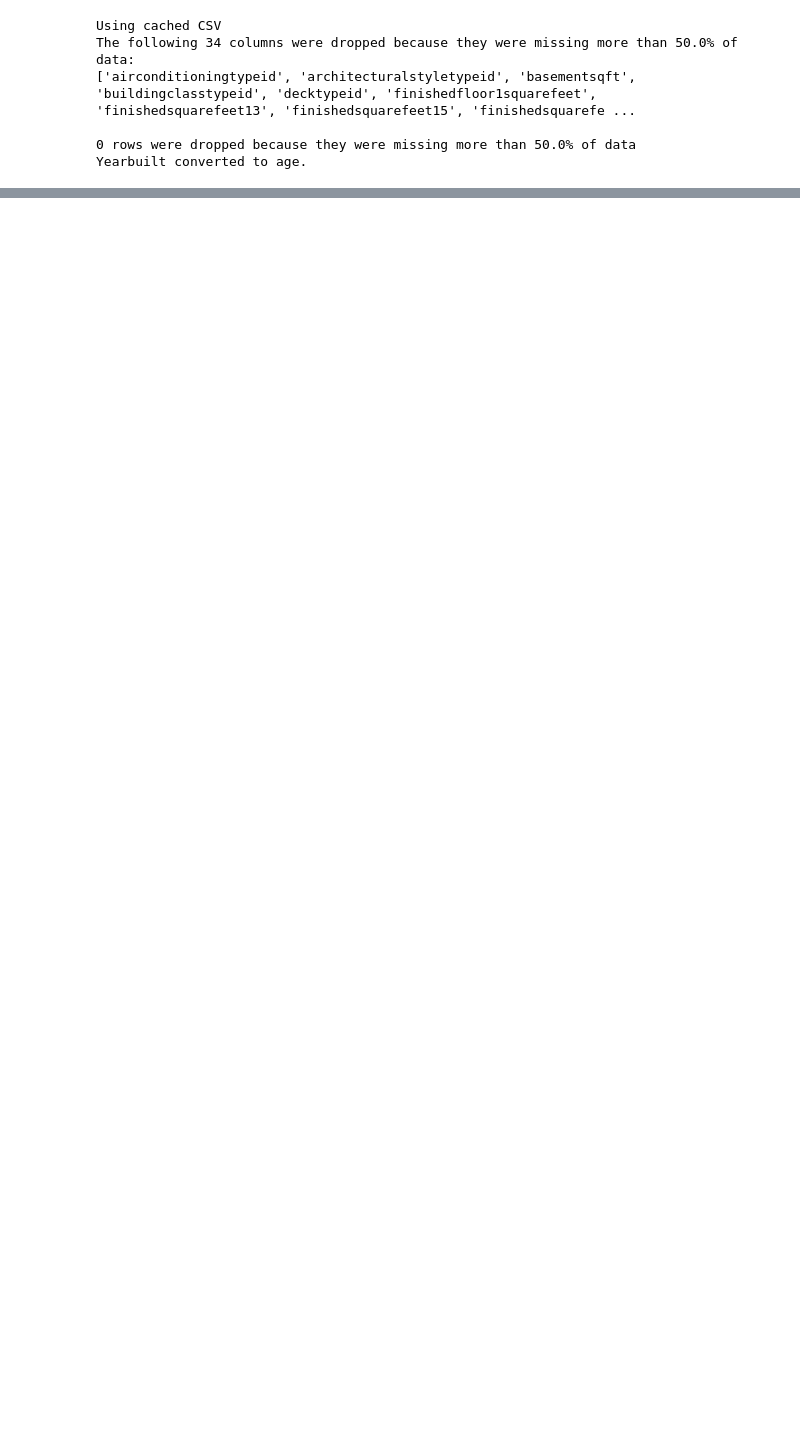
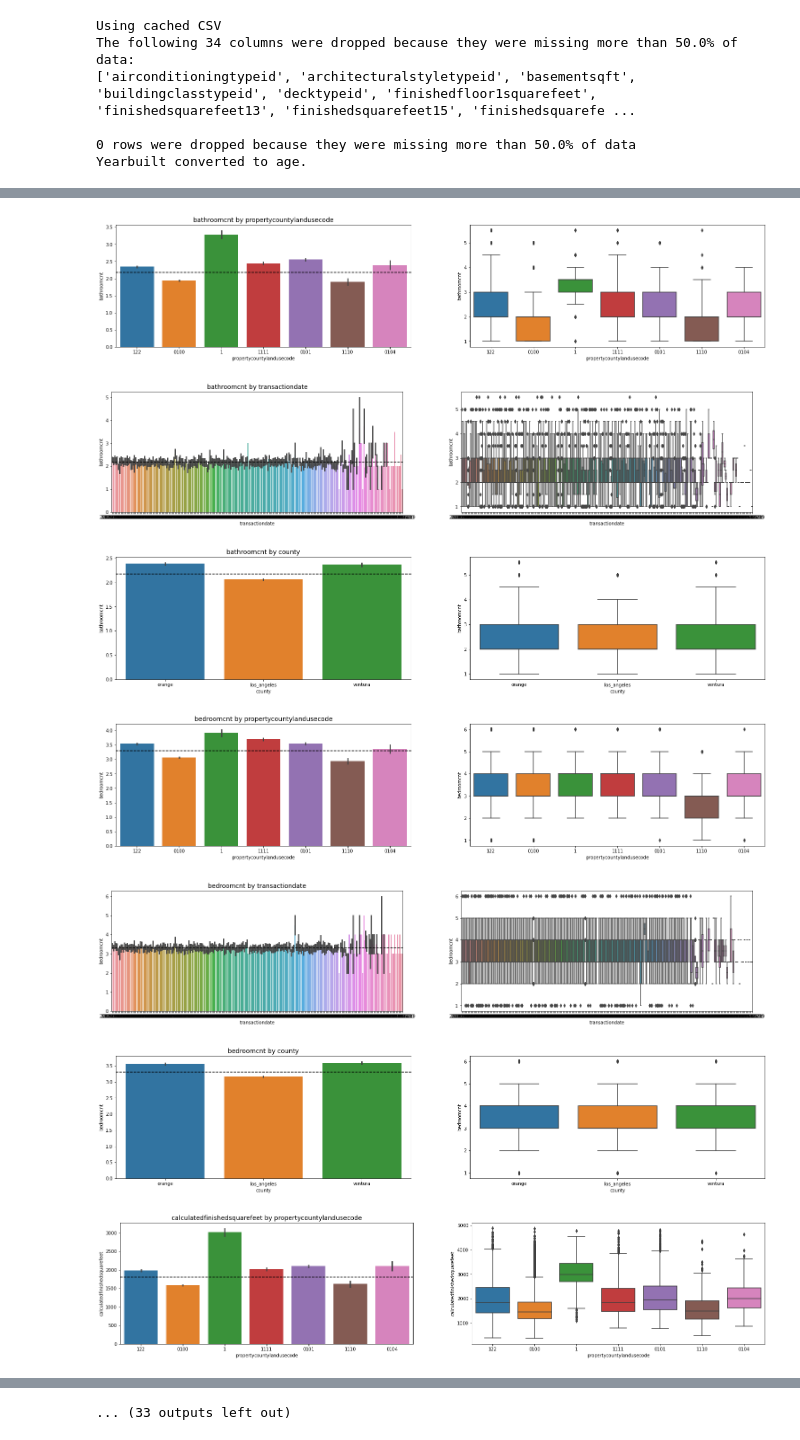
Before and after one commit to nicholas-dougherty/clustering-project, a Jupyter notebook: workbooks/eda.ipynb, the cells around one changed output, grey strips where cells are left out. Cells and saved outputs as stored; diff of their text form; code cells hidden in the pictures; blank space fills up the shorter version.

```diff
--- a/workbooks/eda.ipynb
+++ b/workbooks/eda.ipynb
@@ -81,30 +113,41 @@ print(cat_list)
 # df('log expenses' ].plot (kind = 'hist')
 # %%
 
-def plot_categorical_and_continuous_vars(train, categ_vars, cont_vars):
-    cats = ['los_angeles', 'orange', 'beds', 'baths']
-    quant_dogs = ['tax_value', 'age', 'area']
+def plot_categorical_and_continuous_vars(train):
+    cats = ['propertycountylandusecode', 'transactiondate', 'county']
+    quant_dogs = ['bathroomcnt', 'bedroomcnt', 'calculatedfinishedsquarefeet', 'latitude', 'longitude',
+                  'lotsizesquarefeet', 'regionidcity', 'regionidzip', 'structuretaxvaluedollarcnt',
+                  'taxvaluedollarcnt', 'landtaxvaluedollarcnt', 'taxamount', 'censustractandblock',
+                  'logerror', 'age']
     for dog in quant_dogs:
         for cat in cats:
 
             plt.figure(figsize=(40,5))
 
             # barplot of average values
             plt.subplot(131)
             sns.barplot(data=train,
                         x=cat,
                         y=dog)
             plt.axhline(train[dog].mean(),
                         ls='--',
                         color='black')
             plt.title(f'{dog} by {cat}', fontsize=14)
 
             # box plot of distributions
             plt.subplot(132)
             sns.boxplot(data=train,
                           x=cat,
                           y=dog)
 
             plt.show()
 
-plot_categorical_and_continuous_vars(train, cats, quant_dogs)
+plot_categorical_and_continuous_vars(train)
+# %% [output]
+[figure, added]
+[figure, added]
+[figure, added]
+[figure, added]
+[figure, added]
+[figure, added]
+[figure, added]
@@ -110,0 +159 @@ plot_categorical_and_continuous_vars(train, cats, quant_dogs)
+... (33 outputs left out)
```
Also changed, not shown: parts of 7 cells of this notebook, 2 other files.
